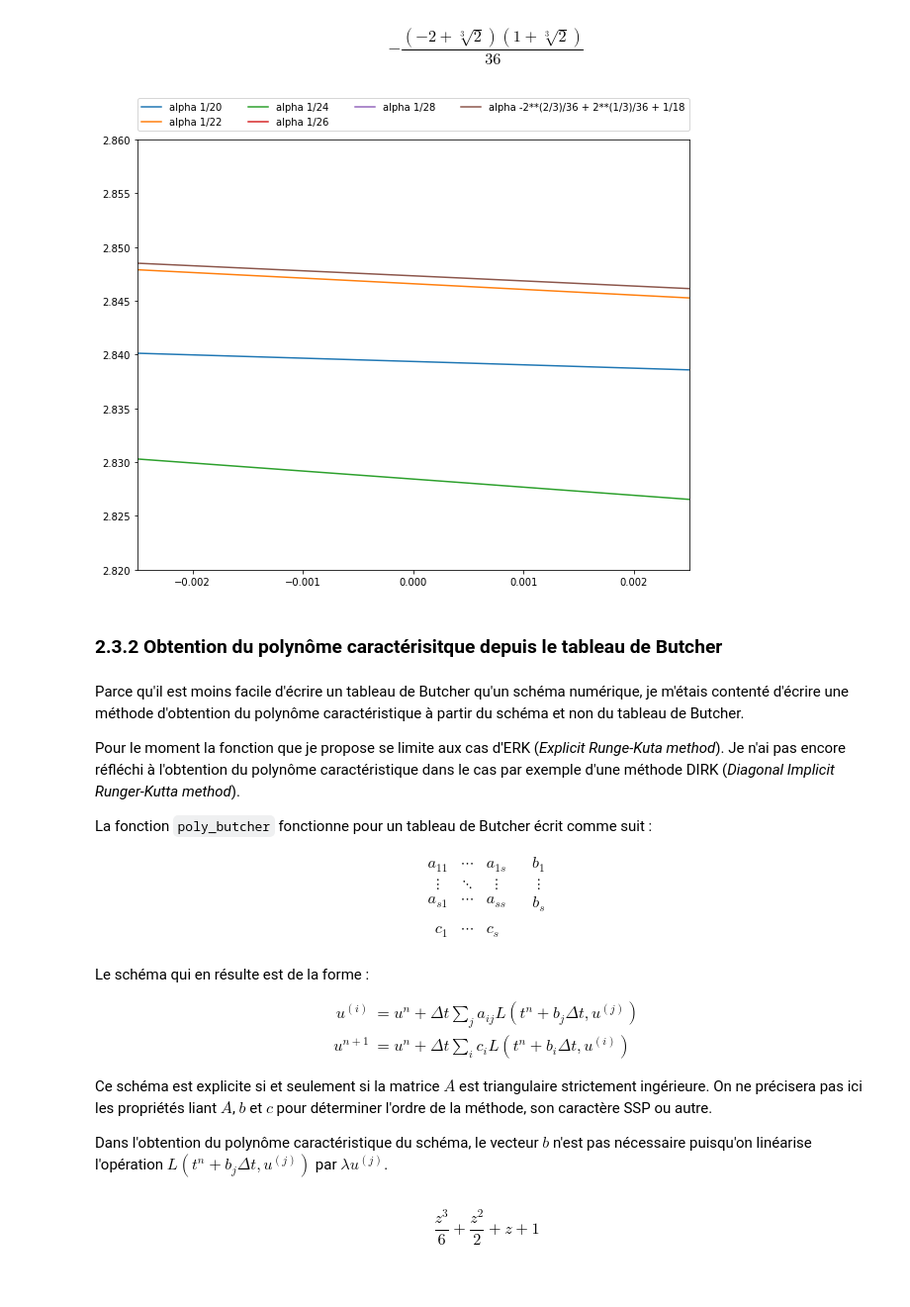
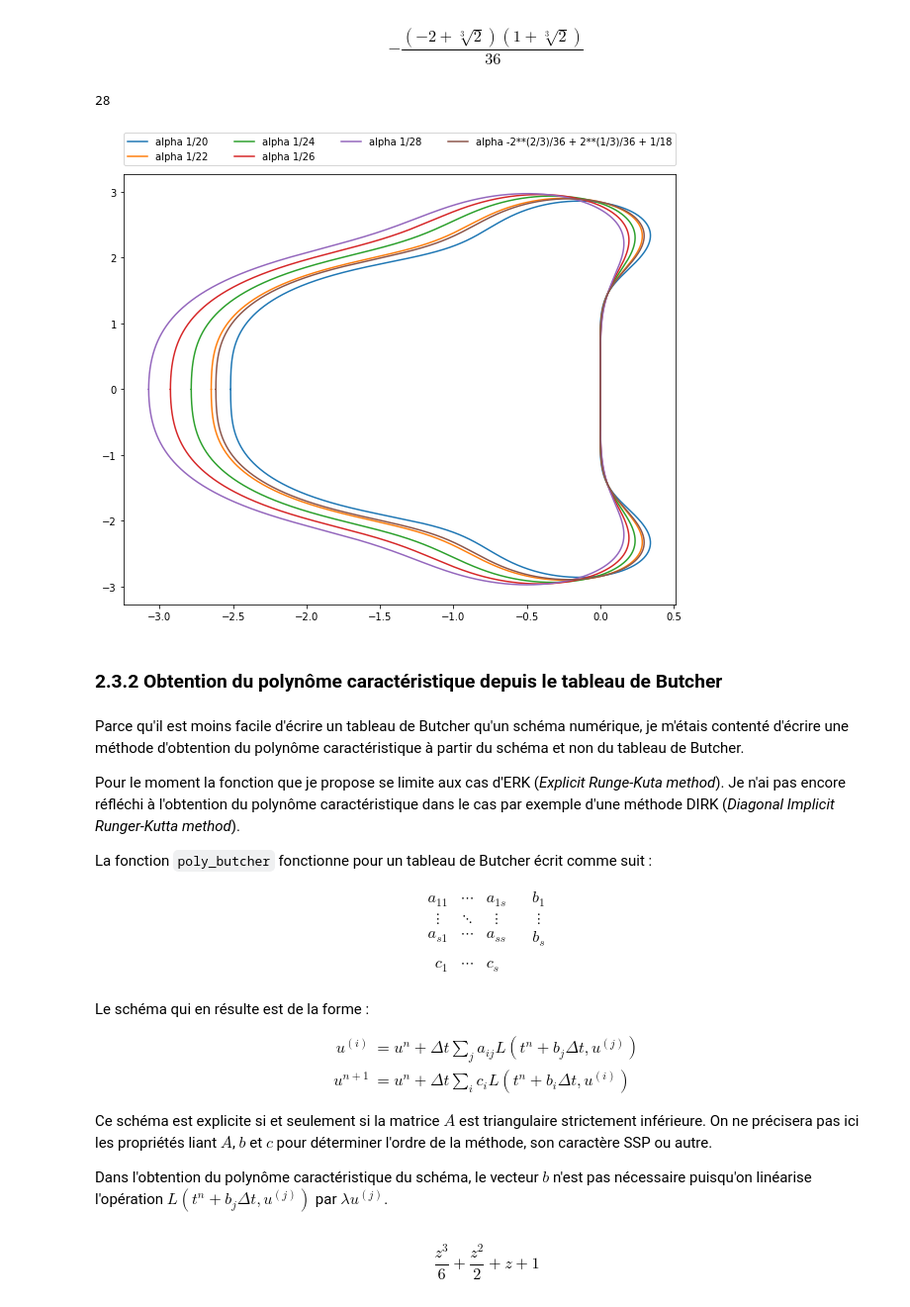
Before and after one commit to kivvix/miMaS, a Jupyter notebook: cfl_weno/cfl.ipynb, the cells around one changed output. Shown at 99% size. Drawn from its saved outputs; the diff is of its cells as text; code cells hidden in the pictures.

```diff
--- a/cfl_weno/cfl.ipynb
+++ b/cfl_weno/cfl.ipynb
@@ -702,26 +699,29 @@ $$- \frac{\left(-2 + \sqrt[3]{2}\right) \left(1 + \sqrt[3]{2}\right)}{36}$$
 # %%
 p = poly_RKsn(3)
 
 save_figsize = plt.rcParams['figure.figsize']
 plt.rcParams['figure.figsize'] = [10,8]
 
 for n in (20,22,24,26,28):
+  print(n,end="\r")
   bn = b_poly(p.subs(a,sp.Rational(1,n)))
   plt.plot(*reim(bn),markersize=msize,label="alpha {}".format(sp.Rational(1,n)))
+print()
 bn = b_poly(p.subs(a,alphas[0]))
 plt.plot(*reim(bn),markersize=msize,label="alpha {}".format(alphas[0]))
 
 plt.legend(bbox_to_anchor=(0., 1.02, 1.,.102),loc=8,ncol=4,mode="expand",borderaxespad=0.,markerscale=10)
 
-plt.xlim([-0.0025,0.0025]) ; plt.ylim([2.82,2.86])
+#plt.xlim([-0.0025,0.0025]) ; plt.ylim([2.82,2.86])
 
 plt.show()
 
 plt.rcParams['figure.figsize'] = save_figsize
 # %% [output]
+28
-[figure, old version]
+[figure, new version]
 # %% [markdown]
-### 2.3.2 Obtention du polynôme caractérisitque depuis le tableau de Butcher
+### 2.3.2 Obtention du polynôme caractéristique depuis le tableau de Butcher
 # %% [markdown]
 Parce qu'il est moins facile d'écrire un tableau de Butcher qu'un schéma numérique, je m'étais contenté d'écrire une méthode d'obtention du polynôme caractéristique à partir du schéma et non du tableau de Butcher.
 
@@ -749,7 +749,7 @@ $$
   \end{aligned}
 $$
 
-Ce schéma est explicite si et seulement si la matrice $A$ est triangulaire strictement ingérieure. On ne précisera pas ici les propriétés liant $A$, $b$ et $c$ pour déterminer l'ordre de la méthode, son caractère SSP ou autre.
+Ce schéma est explicite si et seulement si la matrice $A$ est triangulaire strictement inférieure. On ne précisera pas ici les propriétés liant $A$, $b$ et $c$ pour déterminer l'ordre de la méthode, son caractère SSP ou autre.
 
 Dans l'obtention du polynôme caractéristique du schéma, le vecteur $b$ n'est pas nécessaire puisqu'on linéarise l'opération $L(t^n+b_j\Delta t , u^{(j)})$ par $\lambda u^{(j)}$.
 # %%
```
Also changed, not shown: parts of 21 cells of this notebook.
